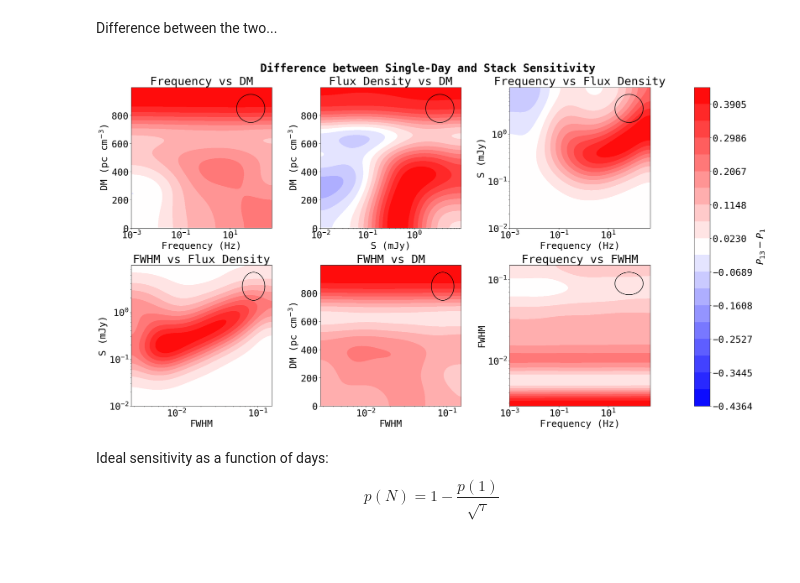
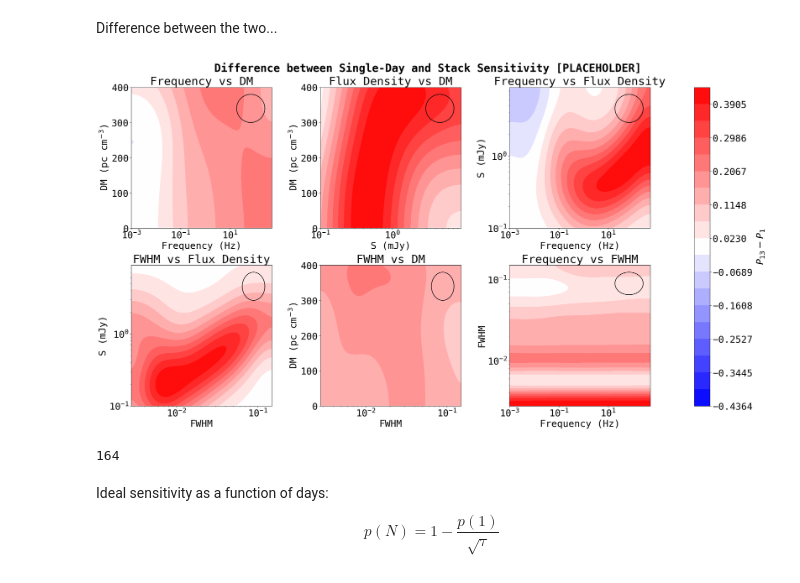
Before and after one commit to chime-sps/Transmissivity, a Jupyter notebook: results/injection_analysis_2d.ipynb, the cells around one changed output. Cells and saved outputs as stored; diff of their text form; code cells hidden in the pictures.

Commit message:
more injection analysis

```diff
--- a/results/injection_analysis_2d.ipynb
+++ b/results/injection_analysis_2d.ipynb
@@ -20,7 +20,8 @@ from scripts import analysis_utils as au
 data_1 = np.concatenate((np.loadtxt('single_day_2026_04_05_injections.txt'),
                         np.loadtxt('single_day_20260402_results.txt'),
                         np.loadtxt('single_day_2026_04_08_injections.txt'),
-                        np.loadtxt('single_day_2026_04_11_injections.txt'))
+                        np.loadtxt('single_day_2026_04_11_injections.txt'),
+                        np.loadtxt('single_day_2026_04_14_injections.txt'))
 )
 print(f'Number of pointings: {len(np.unique(data_1[:, 0:2], axis=0))}')
 #print(f'Number of days: {len(np.unique(data_1[:, 2]))}')
@@ -1001,7 +1002,7 @@ ax[0].set_xlabel('Frequency (Hz)')
 ax[0].set_ylabel(r'DM (pc cm$^{-3}$)')
 ax[0].set_title('Frequency vs DM')
 #ax[0].set_xlim(1e-2, max(f_bins))
-#ax[0].set_ylim(0, 700)
+ax[0].set_ylim(0, 400)
 ax[0].set_box_aspect(1)
 au.add_ellipse(ax[0], f_bins, DM_bins, f_dev, DM_dev, x_log=True, color = 'black')
 
@@ -1013,8 +1014,8 @@ ax[1].set_xscale('log')
 ax[1].set_xlabel('S (mJy)')
 ax[1].set_ylabel(r'DM (pc cm$^{-3}$)')
 ax[1].set_title('Flux Density vs DM')
-#ax[1].set_xlim(1e-1, max(S_bins) - 1)
-#ax[1].set_ylim(0, 700)
+ax[1].set_xlim(1e-1, max(S_bins) - 1)
+ax[1].set_ylim(0, 400)
 ax[1].set_box_aspect(1)
 au.add_ellipse(ax[1], S_bins, DM_bins, S_dev, DM_dev, x_log=True, color = 'black')
 
@@ -1029,7 +1030,7 @@ ax[2].set_ylabel('S (mJy)')
 ax[2].set_title('Frequency vs Flux Density')
 ax[2].set_box_aspect(1)
 #ax[2].set_xlim(1e-2, max(f_bins))
-#ax[2].set_ylim(1e-1, max(S_bins) - 1)
+ax[2].set_ylim(1e-1, max(S_bins) - 1)
 au.add_ellipse(ax[2], f_bins, S_bins, f_dev, S_dev, x_log=True, y_log=True, color = 'black')
 
 #FWHM vs S
@@ -1042,7 +1043,7 @@ ax[3].set_xlabel('FWHM')
 ax[3].set_ylabel('S (mJy)')
 ax[3].set_title('FWHM vs Flux Density')
 ax[3].set_box_aspect(1)
-#ax[3].set_ylim(5e-2, max(S_bins) -1 )
+ax[3].set_ylim(0.1, max(S_bins) -1 )
 au.add_ellipse(ax[3], fwhm_bins, S_bins, FWHM_dev, S_dev, x_log=True, y_log=True, color = 'black')
 
 #FWHM vs DM
@@ -1050,36 +1051,45 @@ cf4 = ax[4].contourf(fwhm_bins[:-1], DM_bins[:-1], dm_fwhm_diff_smooth,
                            levels=au.make_levels(dm_fwhm_diff_smooth, diverging = True),
                            cmap='bwr')
 ax[4].set_xscale('log')
 ax[4].set_xlabel('FWHM')
 ax[4].set_ylabel(r'DM (pc cm$^{-3}$)')
 ax[4].set_title('FWHM vs DM')
-#ax[4].set_ylim(0, 700)
+ax[4].set_ylim(0, 400)
 ax[4].set_xlim(fwhm_bins[0], fwhm_bins[-2])
 ax[4].set_box_aspect(1)
 au.add_ellipse(ax[4], fwhm_bins, DM_bins, FWHM_dev, DM_dev, x_log=True, color = 'black')
 
 #f vs FWHM
 cf5 = ax[5].contourf(f_bins[:-1], fwhm_bins[:-1], fwhm_f_diff_smooth,
                            levels=au.make_levels(fwhm_f_diff_smooth, diverging = True),
                            cmap='bwr')
 ax[5].set_xscale('log')
 ax[5].set_yscale('log')
 ax[5].set_xlabel('Frequency (Hz)')
 ax[5].set_ylabel('FWHM')
 ax[5].set_title('Frequency vs FWHM')
 ax[5].set_box_aspect(1)
 ax[5].set_ylim(fwhm_bins[0], fwhm_bins[-2])
 #ax[5].set_xlim(1e-2, max(f_bins))
 au.add_ellipse(ax[5], f_bins, fwhm_bins, f_dev, FWHM_dev, x_log=True, y_log=True, color = 'black')
 
 cbar = fig.colorbar(cf5, ax=ax, location='right', pad=0.08)
 cbar.set_label(r'$P_{13} - P_1$', labelpad=10)
 
-fig.suptitle('Difference between Single-Day and Stack Sensitivity',
+fig.suptitle('Difference between Single-Day and Stack Sensitivity [PLACEHOLDER]',
              fontsize=30, fontweight='bold')
 plt.show()
 # %% [output]
-[figure, old version]
+[figure, new version]
+# %%
+low_freq_mask = data_1[:, f_idx] < 0.05
+low_flux_mask = data_1[:, S_idx] < 0.1
+hi_flux_mask = data_1[:, S_idx] > 1
+retrieved_mask = data_1[:, -1] > 0.
+hi_DM_mask = data_1[:, DM_idx] > 400
+len(data_1[hi_DM_mask & retrieved_mask])
+# %% [output]
+164
 # %% [markdown]
 Ideal sensitivity as a function of days:
 $$p(N) = 1 - \frac{p(1)}{\sqrt{\tau}}$$
```
Also changed, not shown: parts of 1 cell of this notebook.
